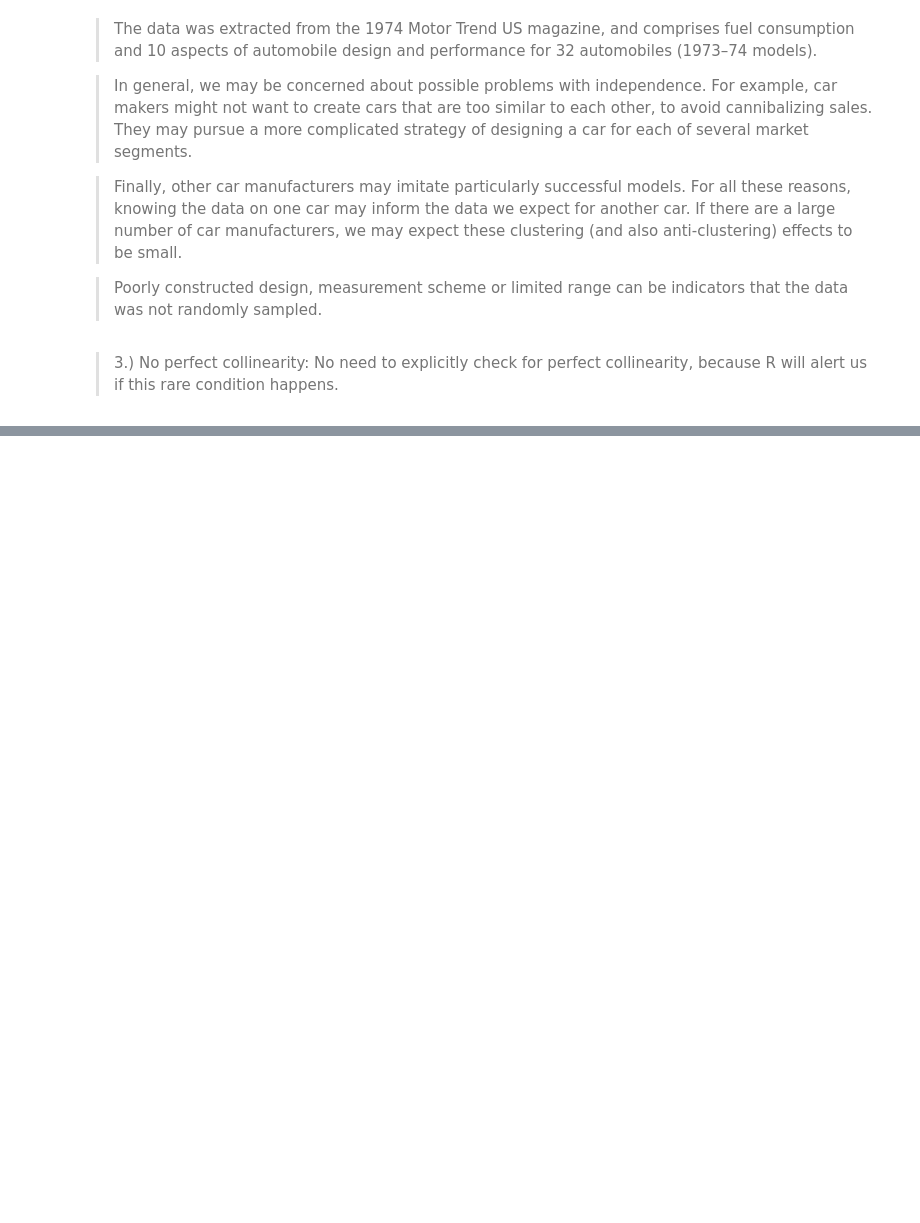
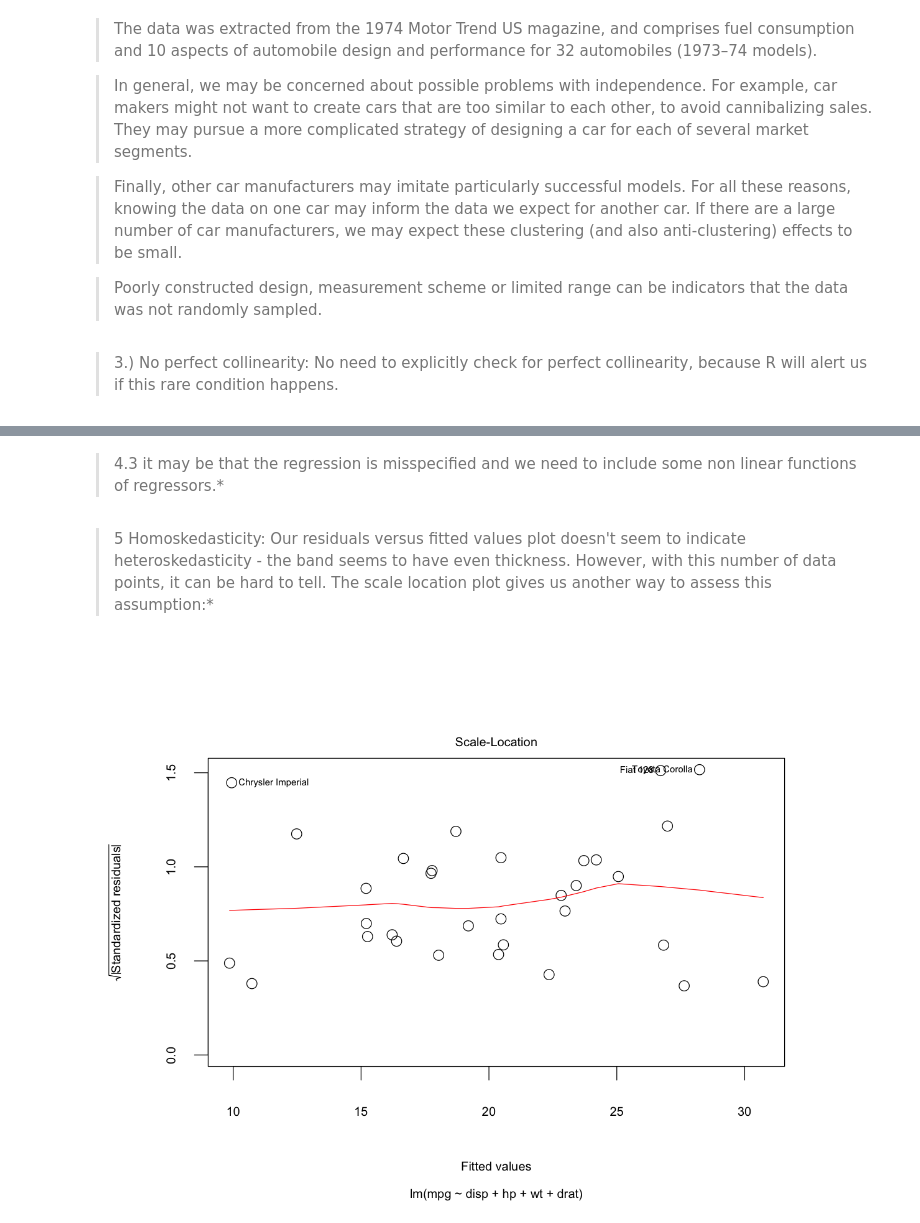
Before and after one commit to ansjory/W203_live_session_repo, a Jupyter notebook: unit_12/unit_12_ls_inst.ipynb, the cells around one changed output, grey strips where cells are left out. Drawn from its saved outputs; the diff is of its cells as text; code cells hidden in the pictures; blank space fills up the shorter version.

```diff
--- a/unit_12/unit_12_ls_inst.ipynb
+++ b/unit_12/unit_12_ls_inst.ipynb
@@ -136,0 +187,9 @@ data was not randomly sampled.
+# %% [markdown]
+> 4.3 it may be that the regression is misspecified and we need to include some non linear functions of regressors.*
+# %% [markdown]
+> 5 Homoskedasticity: Our residuals versus fitted values plot doesn't seem to indicate heteroskedasticity - the band seems to have even thickness.  However, with this number of data points, it can be hard to tell.  The scale location plot gives us another way to assess this assumption:*
+# %%
+options(repr.plot.height = 7.5, repr.plot.width = 10, repr.plot.pointsize = 22)
+plot(model, which = 3)
+# %% [output]
+[figure, added]
```
Also changed, not shown: parts of 41 cells of this notebook, 4 other files.
